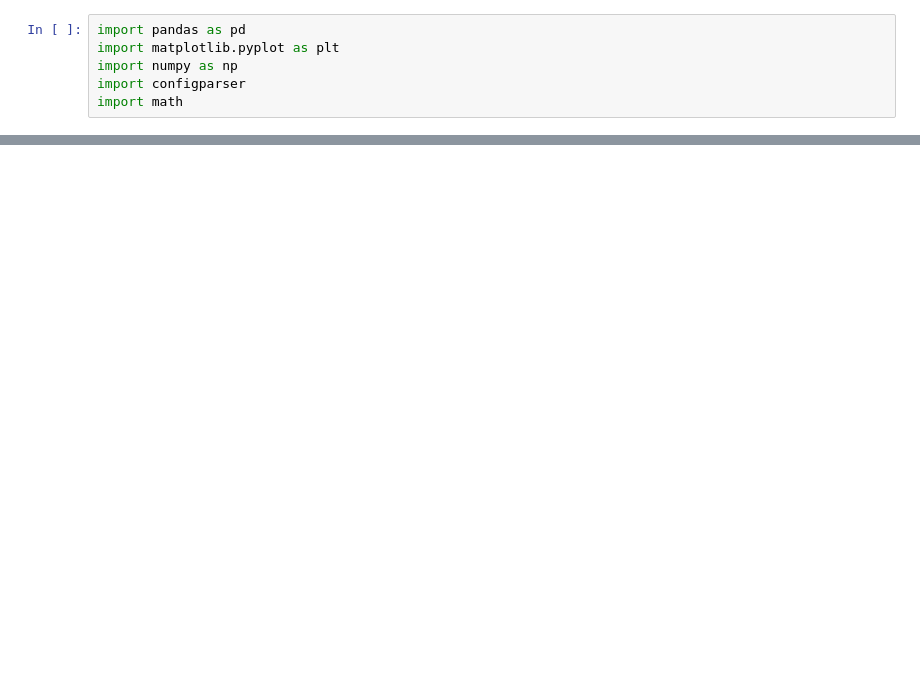
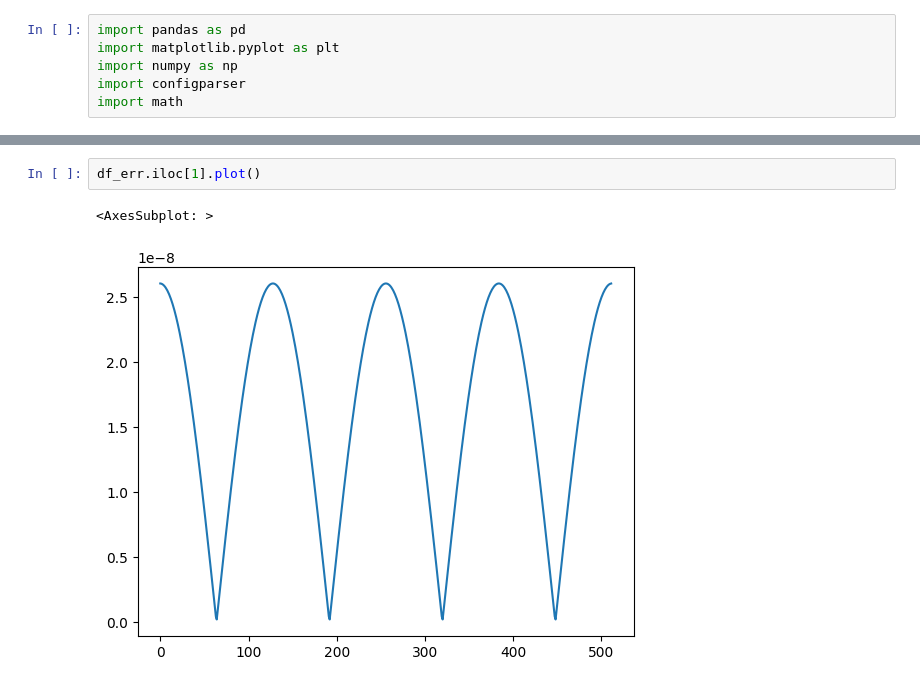
Before and after one commit to Maison-de-la-Simulation/parallel-advection, a Jupyter notebook: benchmark/visualize.ipynb, the cells around one changed output, grey strips where cells are left out. Drawn from its saved outputs; the diff is of its cells as text; blank space fills up the shorter version.

```diff
--- a/benchmark/visualize.ipynb
+++ b/benchmark/visualize.ipynb
@@ -85,0 +70,5 @@ AssertionError: wrong color format 'ansiyellow'
+# %%
+df_err.iloc[1].plot()
+# %% [output]
+<AxesSubplot: >
+[figure, added]
```
Also changed, not shown: parts of 4 cells of this notebook, 4 other files.
